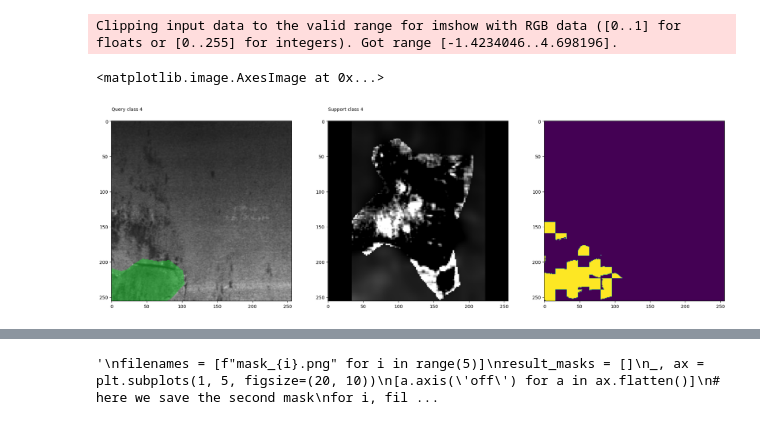
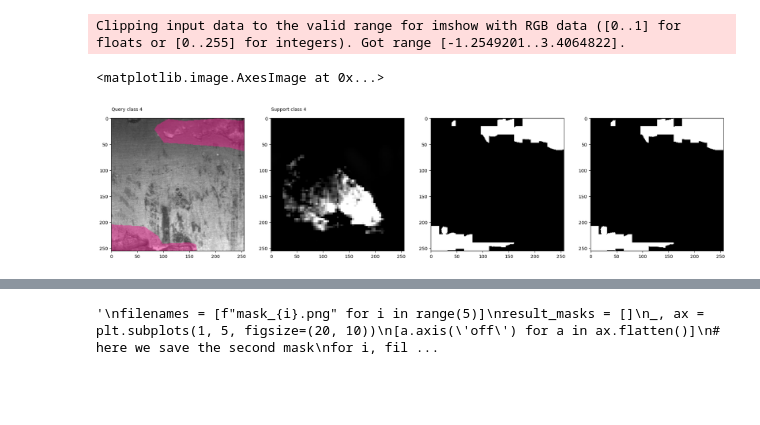
Before and after one commit to EnolAyo/clipseg_steel_defect, a Jupyter notebook: notebooks/segmentation_v2.ipynb, the cells around one changed output, grey strips where cells are left out. Drawn from its saved outputs; the diff is of its cells as text; code cells hidden in the pictures; blank space fills up the shorter version.

Commit message:
otsu thresholding fixed

```diff
--- a/notebooks/segmentation_v2.ipynb
+++ b/notebooks/segmentation_v2.ipynb
@@ -66,21 +68,26 @@ cond = text_cond * text_weights + visual_s_cond * (1 - text_weights)
 # %%
 anns = metadata.loadAnns(ids=query_id)
 # predict
 with torch.no_grad():
     preds = model(q, cond)[0].squeeze(0).squeeze(0)
+    prob_map = np.array(torch.sigmoid(preds))
+    prob_map = (prob_map*255).astype(np.uint8)
+
 # visualize prediction
-_, ax = plt.subplots(1, 3, figsize=(24, 8))
+_, ax = plt.subplots(1, 4, figsize=(24, 8))
 ax[0].imshow(query_image)
 plt.sca(ax[0])
 metadata.showAnns(anns, draw_bbox=False)
 ax[0].text(0, -15, f'Query class {query_class}')
 ax[1].imshow(s_blend[0].transpose(1,2,0))
 ax[1].text(0, -15, f'Support class {support_class}')
-ax[2].imshow((torch.sigmoid(preds)>=0.5).float())
+ax[2].imshow(prob_map>=132, cmap='gray')
+_, binary_map_otsu = cv2.threshold(prob_map, 0, 255, cv2.THRESH_BINARY + cv2.THRESH_OTSU)
+ax[3].imshow(binary_map_otsu, cmap='gray')
 # %% [output]
-Clipping input data to the valid range for imshow with RGB data ([0..1] for floats or [0..255] for integers). Got range [-1.4234046..4.698196].
+Clipping input data to the valid range for imshow with RGB data ([0..1] for floats or [0..255] for integers). Got range [-1.2549201..3.4064822].
 <matplotlib.image.AxesImage at 0x...>
-[figure, old version]
+[figure, new version]
 # %%
 #Visualize prompt engineering
 anns = metadata.loadAnns(ids=support_id)
```
Also changed, not shown: parts of 5 cells of this notebook, 1 other file.
